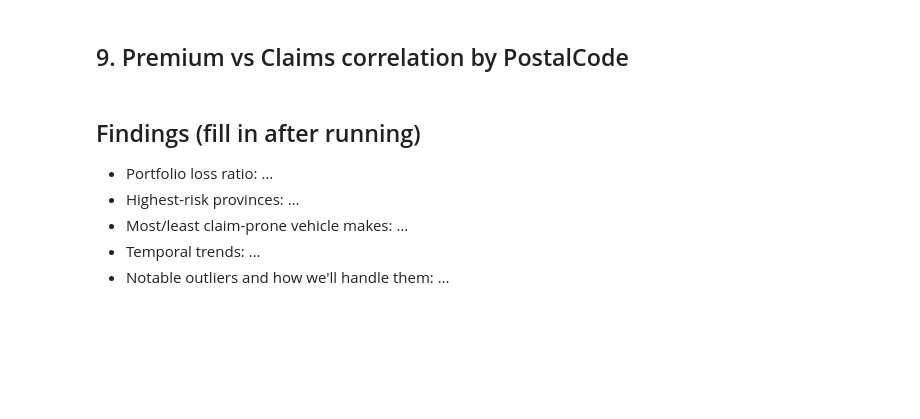
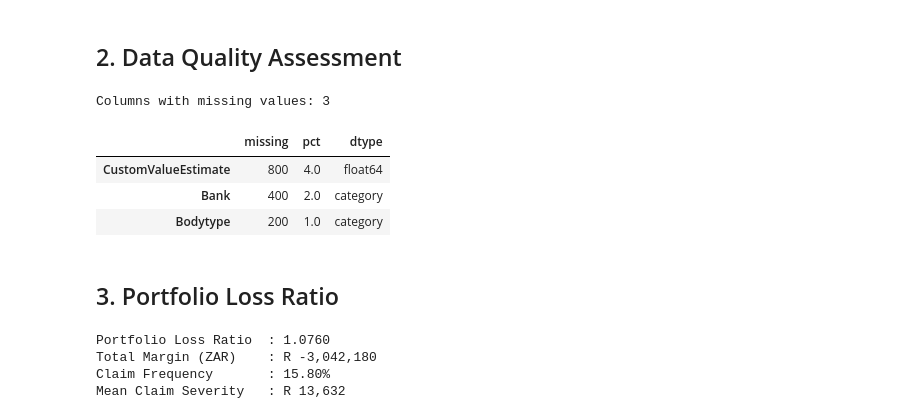
Before and after one commit to rediet-shewarega/insurance-risk-analytics, a Jupyter notebook: notebooks/01_eda.ipynb, the cells around one changed output. Drawn from its saved outputs; the diff is of its cells as text; code cells hidden in the pictures; blank space fills up the shorter version.

```diff
--- a/notebooks/01_eda.ipynb
+++ b/notebooks/01_eda.ipynb
@@ -105,2 +90,0 @@ fig.tight_layout()
-# %% [markdown]
-## 9. Premium vs Claims correlation by PostalCode
@@ -124,7 +91,30 @@ if 'PostalCode' in df.columns:
-# %% [markdown]
-## Findings (fill in after running)
-- Portfolio loss ratio: …
-- Highest-risk provinces: …
-- Most/least claim-prone vehicle makes: …
-- Temporal trends: …
-- Notable outliers and how we'll handle them: …
+# %% [markdown]
+## 2. Data Quality Assessment
+# %%
+miss = eu.missing_value_report(df)
+print(f"Columns with missing values: {len(miss)}")
+miss
+# %% [output]
+Columns with missing values: 3
+|  | missing | pct | dtype |
+| CustomValueEstimate | 800 | 4.0 | float64 |
+| Bank | 400 | 2.0 | category |
+| Bodytype | 200 | 1.0 | category |
+# %% [markdown]
+## 3. Portfolio Loss Ratio
+# %%
+portfolio_lr = df['TotalClaims'].sum() / df['TotalPremium'].sum()
+total_margin = df['Margin'].sum()
+claim_freq   = df['HasClaim'].mean()
+claimants    = df[df['HasClaim'] == 1]
+claim_sev    = claimants['TotalClaims'].mean()
+
+print(f"Portfolio Loss Ratio  : {portfolio_lr:.4f}")
+print(f"Total Margin (ZAR)    : R {total_margin:,.0f}")
+print(f"Claim Frequency       : {claim_freq:.2%}")
+print(f"Mean Claim Severity   : R {claim_sev:,.0f}")
+# %% [output]
+Portfolio Loss Ratio  : 1.0760
+Total Margin (ZAR)    : R -3,042,180
+Claim Frequency       : 15.80%
+Mean Claim Severity   : R 13,632
```
Also changed, not shown: parts of 40 cells of this notebook, 17 other files.
